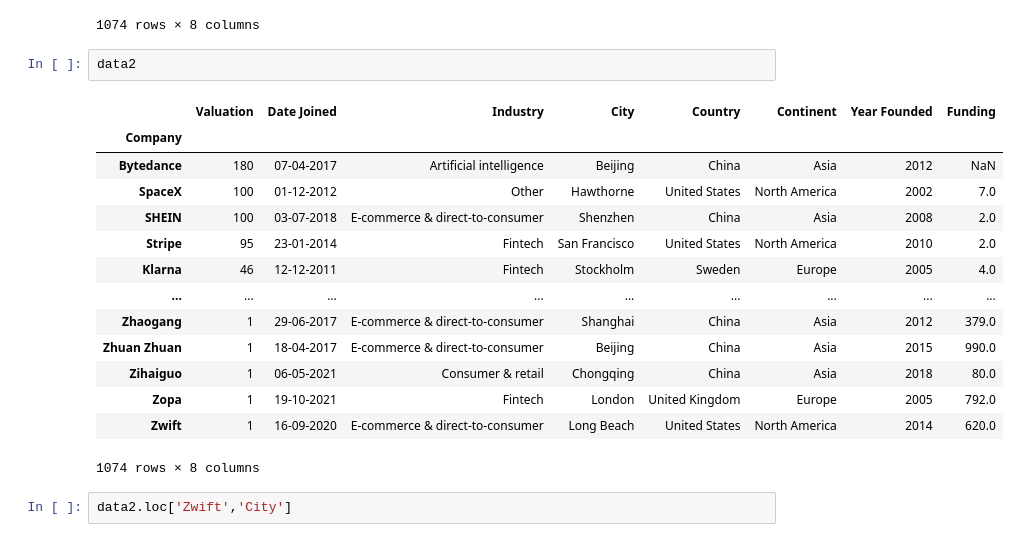
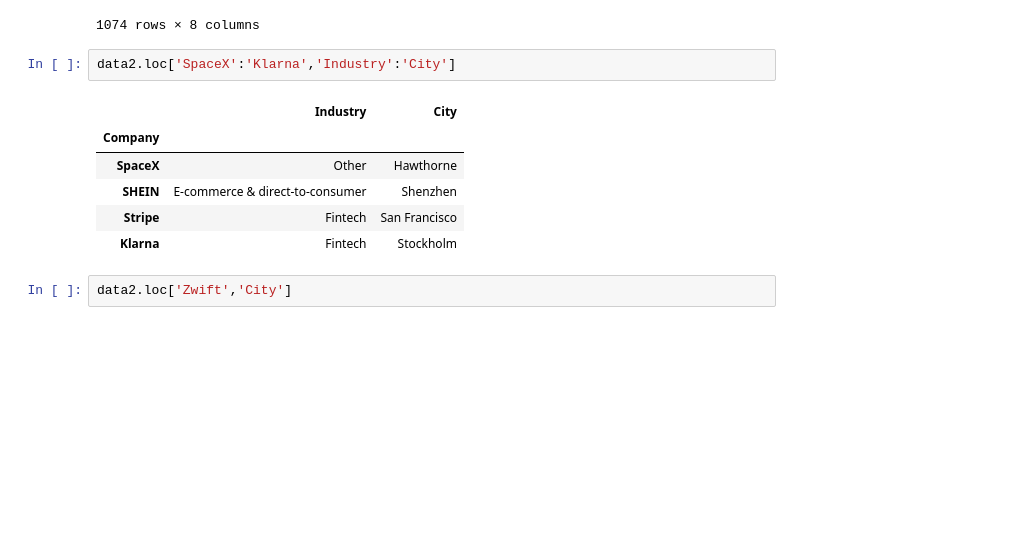
Before and after one commit to sunilsala88/batch33, a Jupyter notebook: 10_data_analysis/pandas1.ipynb, the cells around one changed output. Drawn from its saved outputs; the diff is of its cells as text; blank space fills up the shorter version.

```diff
--- a/10_data_analysis/pandas1.ipynb
+++ b/10_data_analysis/pandas1.ipynb
@@ -375,22 +375,14 @@ data2
 | 1073 | 16-09-2020 | 1 | E-commerce & direct-to-consumer | Long Beach | United States | North America | 2014 | 620.0 |
 1074 rows × 8 columns
 # %%
-data2
+data2.loc['SpaceX':'Klarna','Industry':'City']
 # %% [output]
-|  | Valuation | Date Joined | Industry | City | Country | Continent | Year Founded | Funding |
-| Company |  |  |  |  |  |  |  |  |
-| Bytedance | 180 | 07-04-2017 | Artificial intelligence | Beijing | China | Asia | 2012 | NaN |
-| SpaceX | 100 | 01-12-2012 | Other | Hawthorne | United States | North America | 2002 | 7.0 |
-| SHEIN | 100 | 03-07-2018 | E-commerce & direct-to-consumer | Shenzhen | China | Asia | 2008 | 2.0 |
-| Stripe | 95 | 23-01-2014 | Fintech | San Francisco | United States | North America | 2010 | 2.0 |
-| Klarna | 46 | 12-12-2011 | Fintech | Stockholm | Sweden | Europe | 2005 | 4.0 |
-| ... | ... | ... | ... | ... | ... | ... | ... | ... |
-| Zhaogang | 1 | 29-06-2017 | E-commerce & direct-to-consumer | Shanghai | China | Asia | 2012 | 379.0 |
-| Zhuan Zhuan | 1 | 18-04-2017 | E-commerce & direct-to-consumer | Beijing | China | Asia | 2015 | 990.0 |
-| Zihaiguo | 1 | 06-05-2021 | Consumer & retail | Chongqing | China | Asia | 2018 | 80.0 |
-| Zopa | 1 | 19-10-2021 | Fintech | London | United Kingdom | Europe | 2005 | 792.0 |
-| Zwift | 1 | 16-09-2020 | E-commerce & direct-to-consumer | Long Beach | United States | North America | 2014 | 620.0 |
+|  | Industry | City |
+| Company |  |  |
+| SpaceX | Other | Hawthorne |
+| SHEIN | E-commerce & direct-to-consumer | Shenzhen |
+| Stripe | Fintech | San Francisco |
+| Klarna | Fintech | Stockholm |
-1074 rows × 8 columns
 # %%
 data2.loc['Zwift','City']
 # %% [output]
```
Also changed, not shown: parts of 1 cell of this notebook.
